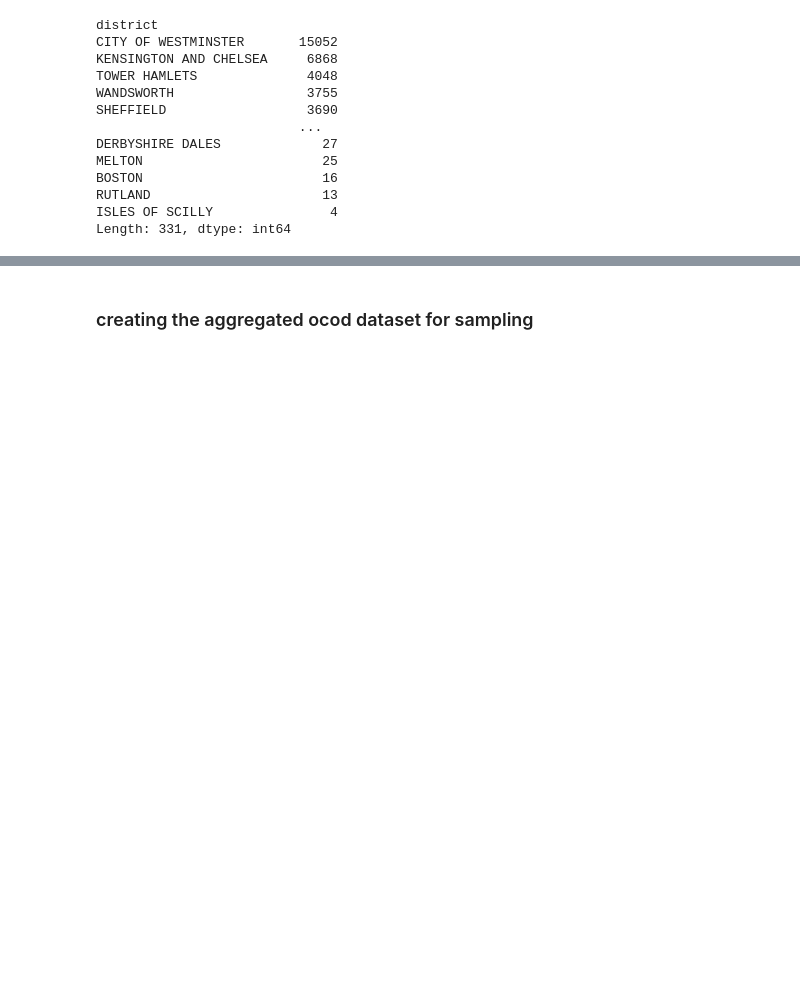
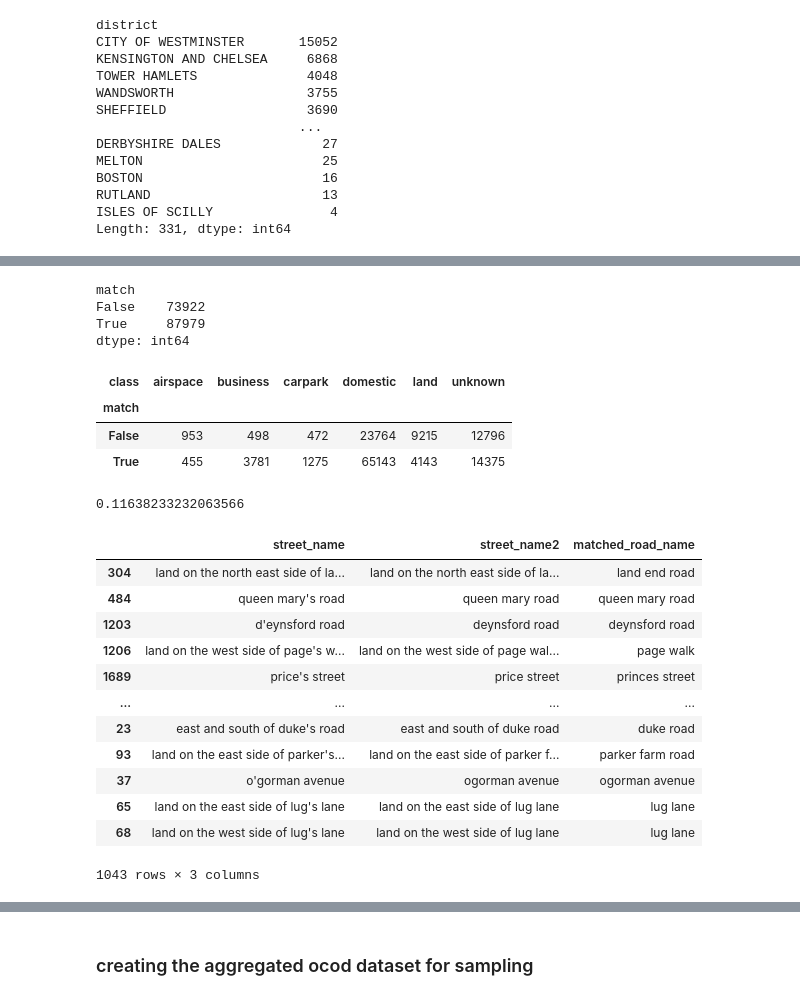
Before and after one commit to JonnoB/enhance_ocod, a Jupyter notebook: Analysing the ocod dataset.ipynb, the cells around one changed output, grey strips where cells are left out. Saved outputs shown, nothing was run; the diff lists cells and outputs as text; code cells hidden in the pictures; blank space fills up the shorter version.

```diff
--- a/Analysing the ocod dataset.ipynb
+++ b/Analysing the ocod dataset.ipynb
@@ -301,0 +949,26 @@ ocod_data
+# %%
+all_lads = ocod_data.lad11cd.unique()
+
+all_lads = [x for x in all_lads if str(x) != 'nan']
+#see which roads match a road in voa data set for each local authority
+ocod_road_match= [massaged_street_match(ocod_data, voa_businesses, target_lad) for target_lad in all_lads]
+ocod_road_match = pd.concat(ocod_road_match)
+# %%
+ocod_road_match.groupby('match').size()
+# %% [output]
+match
+False    73922
+True     87979
+dtype: int64
+# %%
+test = ocod_road_match2[ocod_road_match2['street_name'] != 'xxxstreet name missingxxx']
+pd.crosstab(test['match'], test['class'])
+# %% [output]
+| class | airspace | business | carpark | domestic | land | unknown |
+| match |  |  |  |  |  |  |
+| False | 953 | 498 | 472 | 23764 | 9215 | 12796 |
+| True | 455 | 3781 | 1275 | 65143 | 4143 | 14375 |
+# %%
+498/(498+3781)
+# %% [output]
+0.11638233232063566
@@ -301,0 +981,16 @@ ocod_data
+# %%
+ocod_road_match[ocod_road_match['street_name'].str.contains(r"'")][['street_name', 'street_name2', 'matched_road_name' ]]
+# %% [output]
+|  | street_name | street_name2 | matched_road_name |
+| 304 | land on the north east side of la... | land on the north east side of la... | land end road |
+| 484 | queen mary's road | queen mary road | queen mary road |
+| 1203 | d'eynsford road | deynsford road | deynsford road |
+| 1206 | land on the west side of page's w... | land on the west side of page wal... | page walk |
+| 1689 | price's street | price street | princes street |
+| ... | ... | ... | ... |
+| 23 | east and south of duke's road | east and south of duke road | duke road |
+| 93 | land on the east side of parker's... | land on the east side of parker f... | parker farm road |
+| 37 | o'gorman avenue | ogorman avenue | ogorman avenue |
+| 65 | land on the east side of lug's lane | land on the east side of lug lane | lug lane |
+| 68 | land on the west side of lug's lane | land on the west side of lug lane | lug lane |
+1043 rows × 3 columns
```
Also changed, not shown: parts of 50 cells of this notebook, 58 other files.
